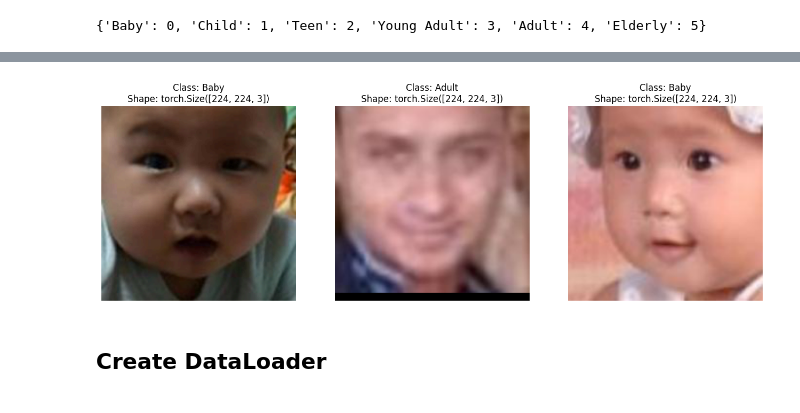
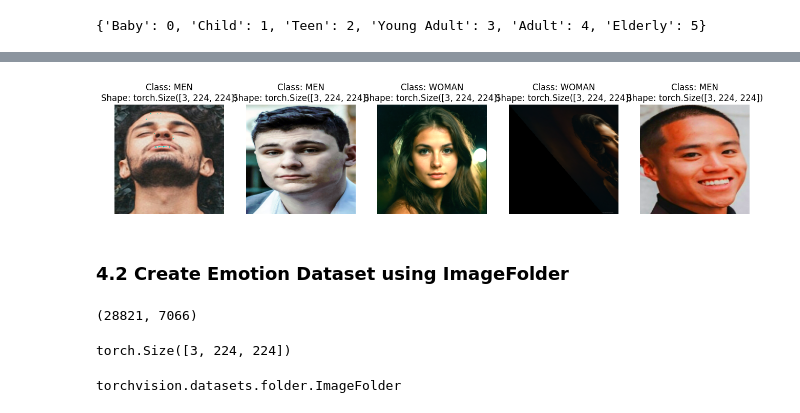
Before and after one commit to fatimagulomova/iu-projects, a Jupyter notebook: DLBAIPEAI/age-gender-expression-recognizer.ipynb, the cells around one changed output, grey strips where cells are left out. Drawn from its saved outputs; the diff is of its cells as text; code cells hidden in the pictures.

Commit message:
Kaggle Notebook |  Age, Gender & Expression Recognizer  | Version 6

```diff
--- a/DLBAIPEAI/age-gender-expression-recognizer.ipynb
+++ b/DLBAIPEAI/age-gender-expression-recognizer.ipynb
@@ -198,12 +223,14 @@ train_age_data.shape, val_age_data.shape, test_age_data.shape
 # %%
 # Define the transformation pipeline
 train_transforms_trivial = transforms.Compose([
+    transforms.Lambda(lambda x: x.convert("RGB")),
     transforms.Resize(size=(224, 224)),  # Resize to 224x224
     transforms.TrivialAugmentWide(num_magnitude_bins=31),  # Apply TrivialAugmentWide
     transforms.ToTensor()  # Convert to tensor
 ])
 
 test_transforms = transforms.Compose([
+    transforms.Lambda(lambda x: x.convert("RGB")),
     transforms.Resize(size=(224, 224)),  # Resize to 224x224
     transforms.ToTensor()  # Convert to tensor
 ])
@@ -246,3 +275,8 @@ class CustomDataset(Dataset):
             img = self.transform(img)
 
         return img, label_idx
+# %%
+gender_labels = list(train_gender_data['label'].unique())
+gender_idx = {label:i for i, label in enumerate(gender_labels)}
+
+gender_idx
@@ -249,25 +285,33 @@ class CustomDataset(Dataset):
 # %%
-# Initialize the datasets
+# Initialize the datasets for Age Dataset
 age_train_dataset = CustomDataset(
     file_paths=train_age_data['file_path'].tolist(),
-    age_categories=train_age_data['age_category'].tolist(),
-    age_idx=age_idx,
-    transform=train_transforms_trivial
-)
-
-age_val_dataset = CustomDataset(
-    file_paths=val_age_data['file_path'].tolist(),
-    age_categories=val_age_data['age_category'].tolist(),
-    age_idx=age_idx,
+    categories=train_age_data['age_category'].tolist(),
+    idx=age_idx,
     transform=train_transforms_trivial
 )
 
 age_test_dataset = CustomDataset(
     file_paths=test_age_data['file_path'].tolist(),
-    age_categories=test_age_data['age_category'].tolist(),
-    age_idx=age_idx,
+    categories=test_age_data['age_category'].tolist(),
+    idx=age_idx,
     transform=test_transforms
 )
+
+# Initialize the datasets for Gender Dataset
+gender_train_dataset = CustomDataset(
+    file_paths=train_gender_data['file_path'].tolist(),
+    categories=train_gender_data['label'].tolist(),
+    idx=gender_idx,
+    transform=train_transforms_trivial
+)
+
+gender_test_dataset = CustomDataset(
+    file_paths=test_gender_data['file_path'].tolist(),
+    categories=test_gender_data['label'].tolist(),
+    idx=gender_idx,
+    transform=test_transforms
+)
 # %%
 # Test the training dataset
 img, label_idx = age_train_dataset[0]
@@ -354,8 +427,8 @@ display_random_images(age_train_dataset, n=5,
 # %%
 # Display random images from the the Custom Dataset
-display_random_images(age_val_dataset, n=3,
-                     classes=age_labels, seed=None)
+display_random_images(gender_train_dataset, n=5,
+                     classes=gender_labels, seed=None)
 # %% [output]
-[figure, old version]
+[figure, new version]
-# %% [markdown]
-## Create DataLoader
+# %% [markdown]
+### 4.2 Create Emotion Dataset using ImageFolder
@@ -361,0 +444,12 @@ display_random_images(age_val_dataset, n=3,
+# %%
+len(emotion_train_dataset), len(emotion_test_dataset)
+# %% [output]
+(28821, 7066)
+# %%
+emotion_train_dataset[0][0].shape
+# %% [output]
+torch.Size([3, 224, 224])
+# %%
+type(emotion_test_dataset)
+# %% [output]
+torchvision.datasets.folder.ImageFolder
```
Also changed, not shown: parts of 39 cells of this notebook.
